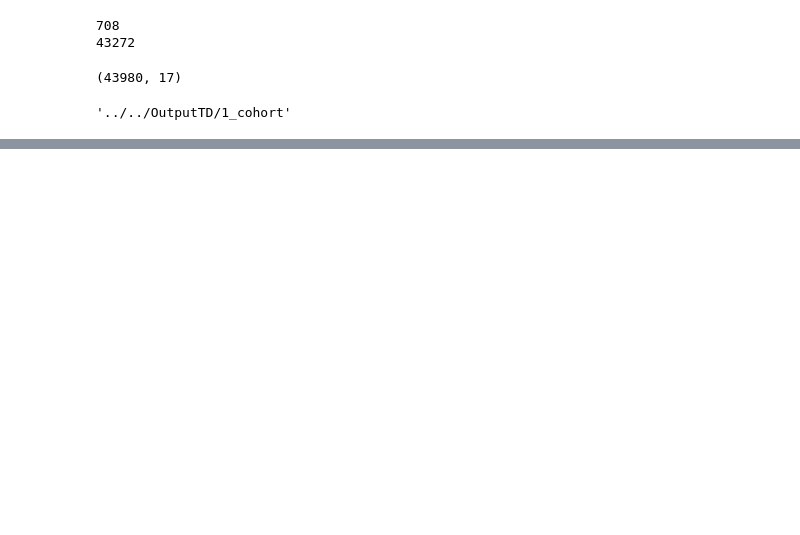
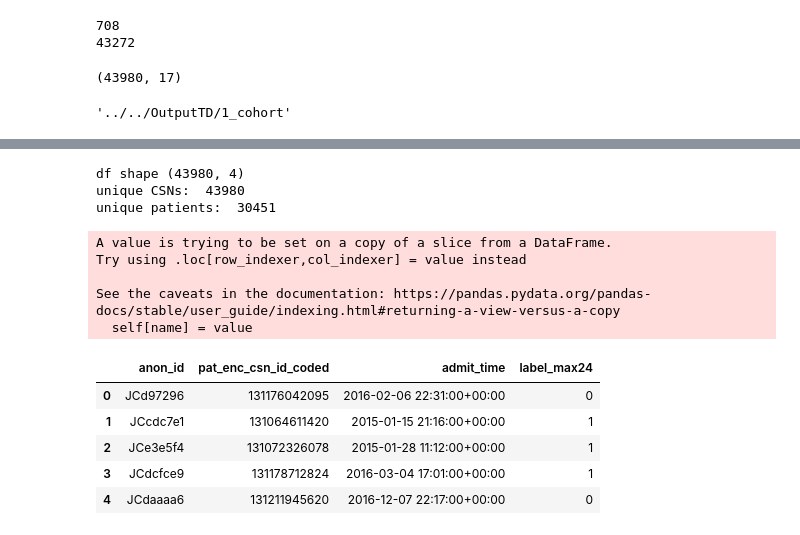
Before and after one commit to Minh084/TDA, a Jupyter notebook: 1_cohort/1.4_create_labels.ipynb, the cells around one changed output, grey strips where cells are left out. Saved outputs shown, nothing was run; the diff lists cells and outputs as text; code cells hidden in the pictures; blank space fills up the shorter version.

```diff
--- a/1_cohort/1.4_create_labels.ipynb
+++ b/1_cohort/1.4_create_labels.ipynb
@@ -1728,0 +1750,23 @@ ordered_labels.to_csv("{}/1_4_cohort.csv".format(outdir), index=False)
+# %%
+# get columns that we care about
+max_labels = ordered_labels[['anon_id', 'pat_enc_csn_id_coded', 'admit_time', 'label_max24']]
+
+# convert admit time to datetime
+max_labels.admit_time = pd.to_datetime(max_labels.admit_time)
+describe_df(max_labels)
+max_labels.head()
+# %% [output]
+df shape (43980, 4)
+unique CSNs:  43980
+unique patients:  30451
+A value is trying to be set on a copy of a slice from a DataFrame.
+Try using .loc[row_indexer,col_indexer] = value instead
+
+See the caveats in the documentation: https://pandas.pydata.org/pandas-docs/stable/user_guide/indexing.html#returning-a-view-versus-a-copy
+  self[name] = value
+|  | anon_id | pat_enc_csn_id_coded | admit_time | label_max24 |
+| 0 | JCd97296 | 131176042095 | 2016-02-06 22:31:00+00:00 | 0 |
+| 1 | JCcdc7e1 | 131064611420 | 2015-01-15 21:16:00+00:00 | 1 |
+| 2 | JCe3e5f4 | 131072326078 | 2015-01-28 11:12:00+00:00 | 1 |
+| 3 | JCdcfce9 | 131178712824 | 2016-03-04 17:01:00+00:00 | 1 |
+| 4 | JCdaaaa6 | 131211945620 | 2016-12-07 22:17:00+00:00 | 0 |
```
Also changed, not shown: parts of 7 cells of this notebook.
